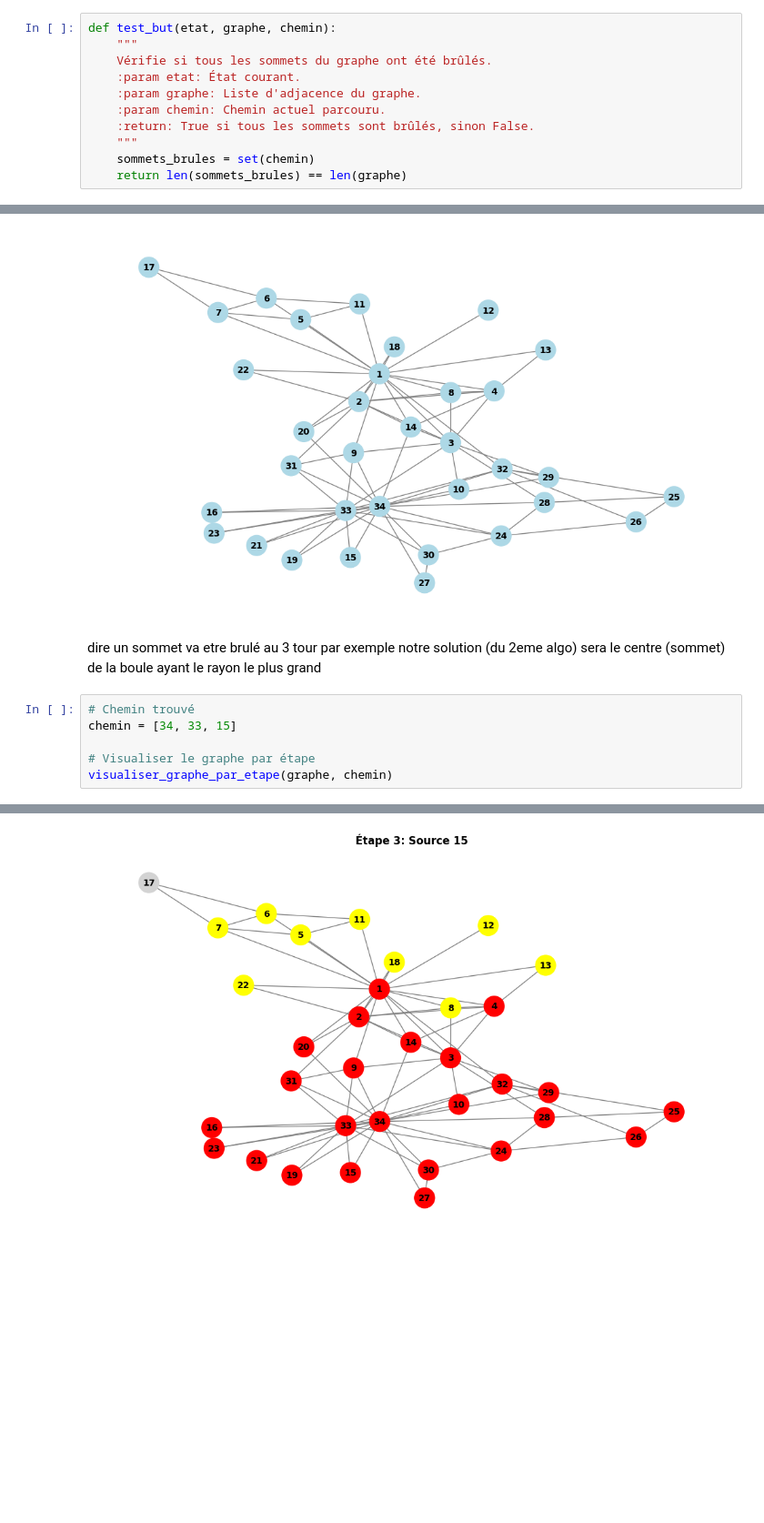
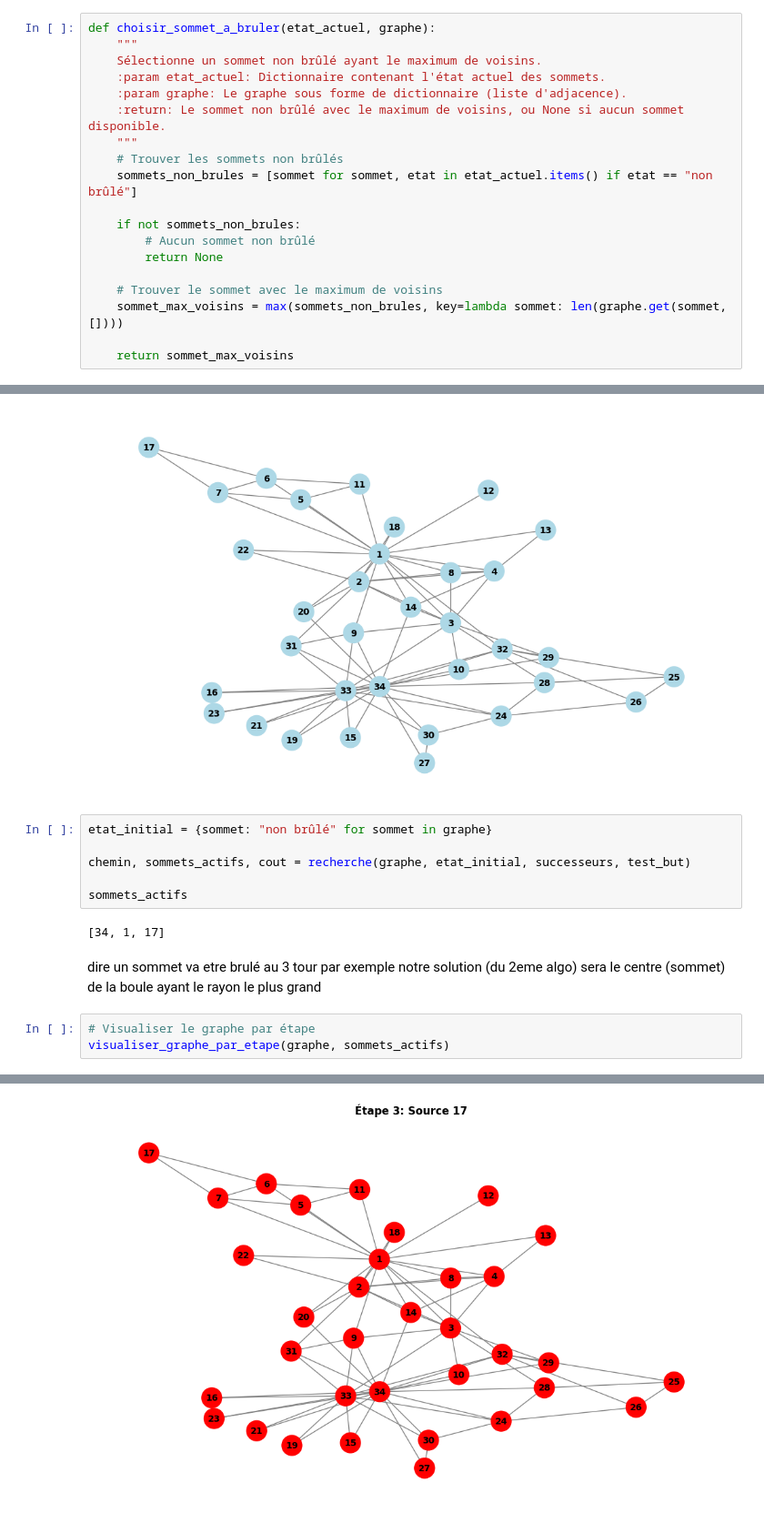
Before and after one commit to OussamaLay/Graph_Burning_Problem, a Jupyter notebook: algo_recherche.ipynb, the cells around one changed output, grey strips where cells are left out. Shown: that part at 91% size. Cells and saved outputs as stored; diff of their text form; blank space fills up the shorter version.

Commit message:
maj fct de recherche, successeur, test but, ajouter fct pour choisir les sommets à bruler

```diff
--- a/algo_recherche.ipynb
+++ b/algo_recherche.ipynb
@@ -55,13 +39,21 @@ def test_tout_brule(sommets_brules, graphe):
-# %%
-def test_but(etat, graphe, chemin):
-    """
-    Vérifie si tous les sommets du graphe ont été brûlés.
-    :param etat: État courant.
-    :param graphe: Liste d'adjacence du graphe.
-    :param chemin: Chemin actuel parcouru.
-    :return: True si tous les sommets sont brûlés, sinon False.
-    """
-    sommets_brules = set(chemin)
-    return len(sommets_brules) == len(graphe)
+# %%
+def choisir_sommet_a_bruler(etat_actuel, graphe):
+    """
+    Sélectionne un sommet non brûlé ayant le maximum de voisins.
+    :param etat_actuel: Dictionnaire contenant l'état actuel des sommets.
+    :param graphe: Le graphe sous forme de dictionnaire (liste d'adjacence).
+    :return: Le sommet non brûlé avec le maximum de voisins, ou None si aucun sommet disponible.
+    """
+    # Trouver les sommets non brûlés
+    sommets_non_brules = [sommet for sommet, etat in etat_actuel.items() if etat == "non brûlé"]
+
+    if not sommets_non_brules:
+        # Aucun sommet non brûlé
+        return None
+
+    # Trouver le sommet avec le maximum de voisins
+    sommet_max_voisins = max(sommets_non_brules, key=lambda sommet: len(graphe.get(sommet, [])))
+
+    return sommet_max_voisins
 # %% [markdown]
 ## 1ère méthode
@@ -144,14 +113,19 @@ graphe = lire_graphe(fichier)
 afficher_graphe(graphe)
 # %% [output]
 [figure]
+# %%
+etat_initial = {sommet: "non brûlé" for sommet in graphe}
+
+chemin, sommets_actifs, cout = recherche(graphe, etat_initial, successeurs, test_but)
+
+sommets_actifs
+# %% [output]
+[34, 1, 17]
 # %% [markdown]
 dire un sommet va etre brulé au 3 tour par exemple
 notre solution (du 2eme algo) sera le  centre (sommet) de la boule ayant le rayon le plus grand
 # %%
-# Chemin trouvé
-chemin = [34, 33, 15]
-
 # Visualiser le graphe par étape
-visualiser_graphe_par_etape(graphe, chemin)
+visualiser_graphe_par_etape(graphe, sommets_actifs)
 # %% [output]
 [figure]
@@ -159 +133 @@ visualiser_graphe_par_etape(graphe, chemin)
-[figure, old version]
+[figure, new version]
```
Also changed, not shown: parts of 10 cells of this notebook, 2 other files.
